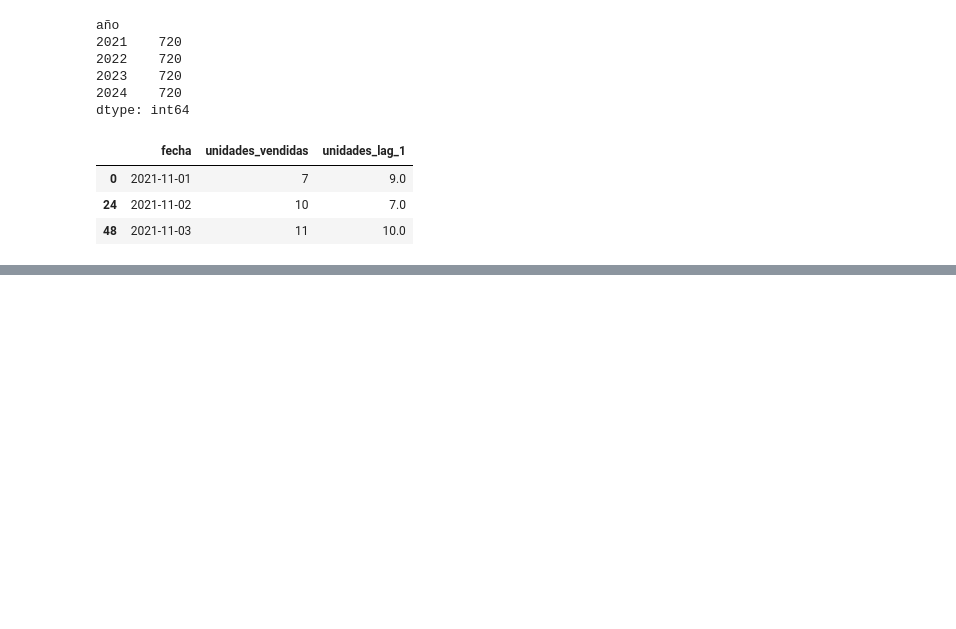
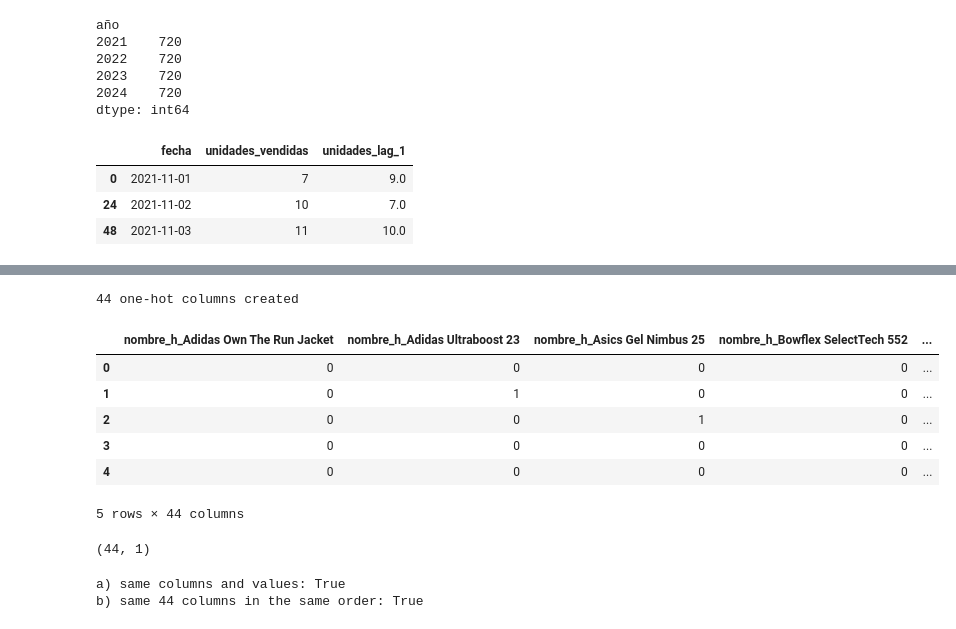
Before and after one commit to madatascienceml/black-friday-sales-forecasting, a Jupyter notebook: notebooks/entrenamiento.ipynb, the cells around one changed output, grey strips where cells are left out. Drawn from its saved outputs; the diff is of its cells as text; code cells hidden in the pictures; blank space fills up the shorter version.

```diff
--- a/notebooks/entrenamiento.ipynb
+++ b/notebooks/entrenamiento.ipynb
@@ -623,0 +677,39 @@ df[df["producto_id"] == "PROD_001"][["fecha", "unidades_vendidas", "unidades_lag
+# %%
+# Create a copy of the descriptive variables with the _h suffix, so the originals are kept
+cols_h = ["nombre_h", "categoria_h", "subcategoria_h"]
+df["nombre_h"] = df["nombre"]
+df["categoria_h"] = df["categoria"]
+df["subcategoria_h"] = df["subcategoria"]
+
+# Apply one-hot encoding to the copied variables (0/1 integer columns, one per value)
+df = pd.get_dummies(df, columns=cols_h, dtype=int)
+
+# Check the new one-hot columns
+cols_onehot = [col for col in df.columns if col.startswith(tuple(cols_h))]
+print(len(cols_onehot), "one-hot columns created")
+df[cols_onehot].head()
+# %% [output]
+44 one-hot columns created
+|  | nombre_h_Adidas Own The Run Jacket | nombre_h_Adidas Ultraboost 23 | nombre_h_Asics Gel Nimbus 25 | nombre_h_Bowflex SelectTech 552 | ... |
+| 0 | 0 | 0 | 0 | 0 | ... |
+| 1 | 0 | 1 | 0 | 0 | ... |
+| 2 | 0 | 0 | 1 | 0 | ... |
+| 3 | 0 | 0 | 0 | 0 | ... |
+| 4 | 0 | 0 | 0 | 0 | ... |
+5 rows × 44 columns
+# %%
+# Import Path to handle the folder and file paths
+from pathlib import Path
+
+# Create the models folder (relative to the notebooks folder) if it does not exist
+ruta_modelos = Path("../models")
+ruta_modelos.mkdir(parents=True, exist_ok=True)
+
+# Save the one-hot columns, in the same order, in a CSV with a single column named "columna" (no index)
+ruta_onehot = ruta_modelos / "onehot_columnas.csv"
+pd.DataFrame({"columna": cols_onehot}).to_csv(ruta_onehot, index=False)
+
+# Check the saved file
+print(pd.read_csv(ruta_onehot).shape)
+# %% [output]
+(44, 1)
@@ -623,0 +730,11 @@ df[df["producto_id"] == "PROD_001"][["fecha", "unidades_vendidas", "unidades_lag
+# %%
+# Check a) the function reproduces the same 44 columns and the same values as df[cols_onehot]
+completo = aplicar_onehot(df)
+print("a) same columns and values:", completo.shape[1] == 44 and completo.equals(df[cols_onehot]))
+
+# Check b) a small sample with missing categories still returns the 44 columns in the same order
+muestra = aplicar_onehot(df.head(5))
+print("b) same 44 columns in the same order:", muestra.shape[1] == 44 and muestra.columns.tolist() == cols_onehot)
+# %% [output]
+a) same columns and values: True
+b) same 44 columns in the same order: True
```
Also changed, not shown: parts of 3 cells of this notebook.
